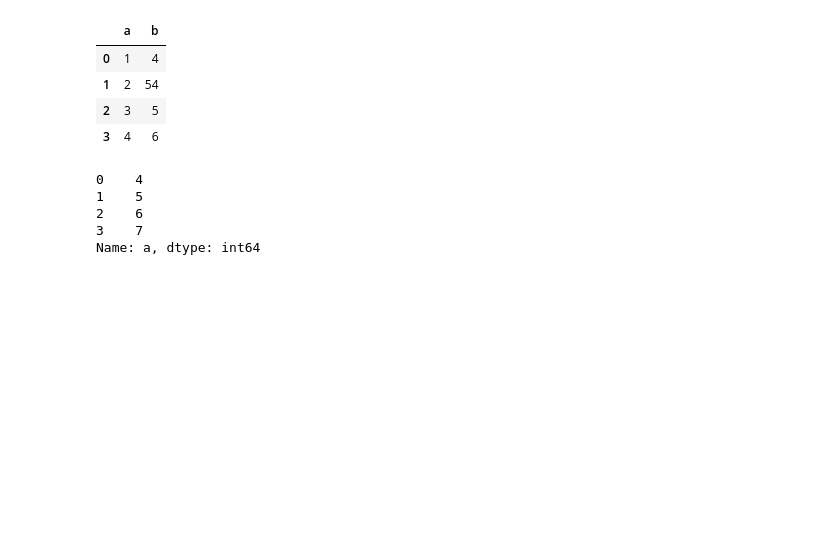
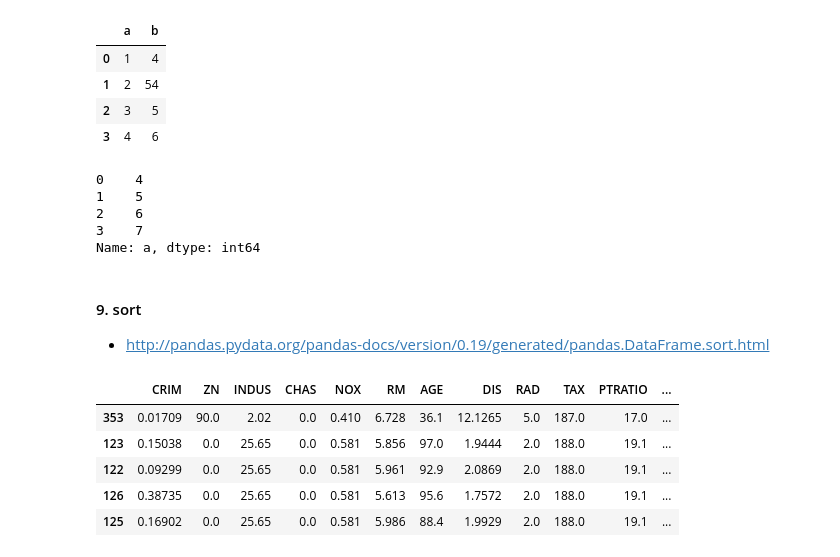
Before and after one commit to OnlyBelter/jupyter-note, a Jupyter notebook: pandas_basic/dataFrame.ipynb, the cells around one changed output. Saved outputs shown, nothing was run; the diff lists cells and outputs as text; code cells hidden in the pictures; blank space fills up the shorter version.

```diff
--- a/pandas_basic/dataFrame.ipynb
+++ b/pandas_basic/dataFrame.ipynb
@@ -203,3 +192,15 @@ df['a'].apply(lambda x: x+3)
 2    6
 3    7
 Name: a, dtype: int64
+# %% [markdown]
+#### 9. sort
+- http://pandas.pydata.org/pandas-docs/version/0.19/generated/pandas.DataFrame.sort.html
+# %%
+df_boston.sort_values(by=['TAX']).head()
+# %% [output]
+|  | CRIM | ZN | INDUS | CHAS | NOX | RM | AGE | DIS | RAD | TAX | PTRATIO | ... |
+| 353 | 0.01709 | 90.0 | 2.02 | 0.0 | 0.410 | 6.728 | 36.1 | 12.1265 | 5.0 | 187.0 | 17.0 | ... |
+| 123 | 0.15038 | 0.0 | 25.65 | 0.0 | 0.581 | 5.856 | 97.0 | 1.9444 | 2.0 | 188.0 | 19.1 | ... |
+| 122 | 0.09299 | 0.0 | 25.65 | 0.0 | 0.581 | 5.961 | 92.9 | 2.0869 | 2.0 | 188.0 | 19.1 | ... |
+| 126 | 0.38735 | 0.0 | 25.65 | 0.0 | 0.581 | 5.613 | 95.6 | 1.7572 | 2.0 | 188.0 | 19.1 | ... |
+| 125 | 0.16902 | 0.0 | 25.65 | 0.0 | 0.581 | 5.986 | 88.4 | 1.9929 | 2.0 | 188.0 | 19.1 | ... |
```
Also changed, not shown: parts of 16 cells of this notebook, 9 other files.
